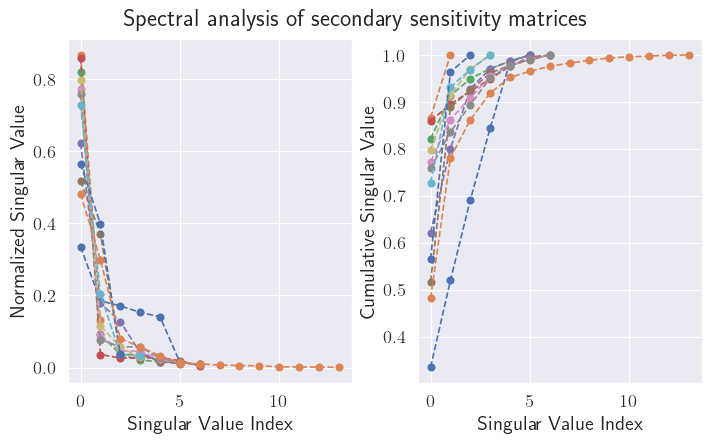
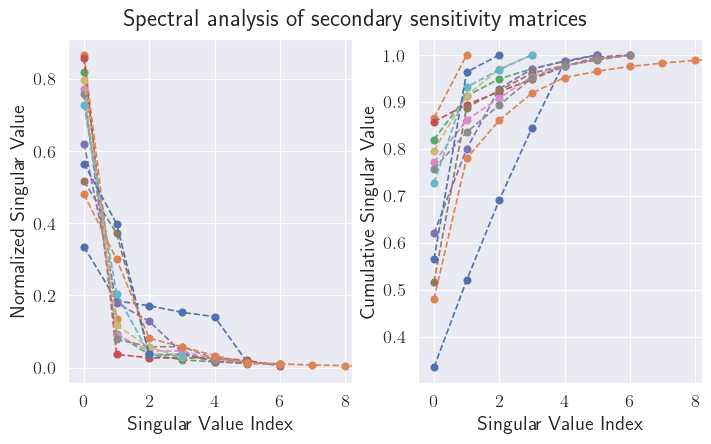
Unified diff of the notebook cell whose output changed from the first chart to the second:
--- before
+++ after
@@ -14,2 +14,5 @@
 axes[0].set_ylabel('Normalized Singular Value')
 axes[1].set_ylabel('Cumulative Singular Value')
+axes[0].set_xlim([-.5,8.2])
+axes[1].set_xlim([-.5,8.2])
+plt.savefig("/home/sam/Research/yadi/notebooks/figures/error-analysis-secondary-alg.pdf")

Commit: update err analysis legend